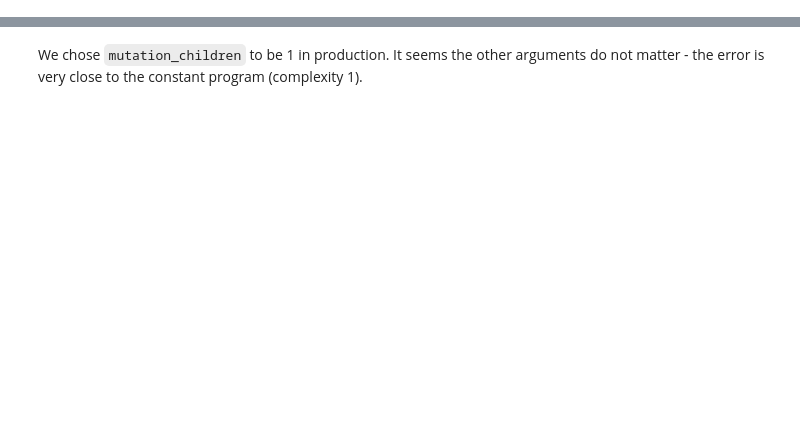
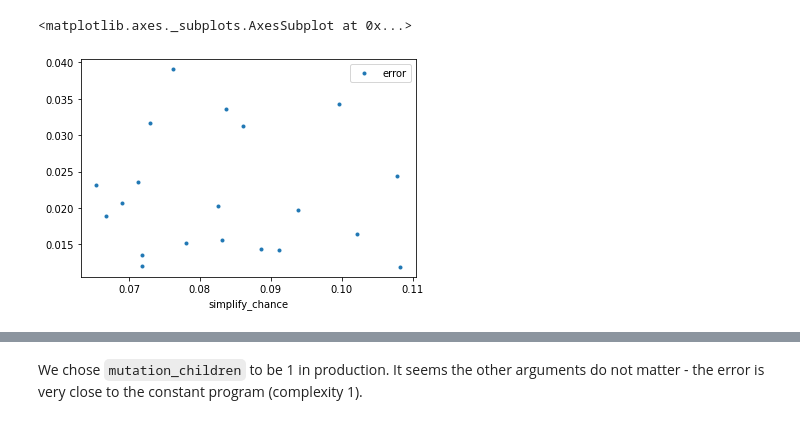
Before and after one commit to danuker/symreg, a Jupyter notebook: Metaopt.ipynb, the cells around one changed output, grey strips where cells are left out. Saved outputs shown, nothing was run; the diff lists cells and outputs as text; code cells hidden in the pictures; blank space fills up the shorter version.

```diff
--- a/Metaopt.ipynb
+++ b/Metaopt.ipynb
@@ -80,7 +72,7 @@ pd.DataFrame(results).sort_values('error').to_csv('metaopt.tsv', sep='\t', index
 # %%
 resdf = pd.read_csv('metaopt.tsv', sep='\t').sort_values('error').dropna()
 
-split = list(map(int, np.linspace(0, 100, 33)[1:]))
+split = list(map(int, np.linspace(0, 100, 6)[1:]))
 percs = [s/100 for s in split]
 names = [f'{s}%' for s in split]
 percentiles = resdf['error'].describe(percentiles=percs).loc[names]
@@ -100,0 +95,5 @@ noerror
+# %%
+resdf[['simplify_chance', 'error']].plot(x='simplify_chance', style='.')
+# %% [output]
+<matplotlib.axes._subplots.AxesSubplot at 0x...>
+[figure, added]
```
Also changed, not shown: parts of 12 cells of this notebook, 5 other files.
